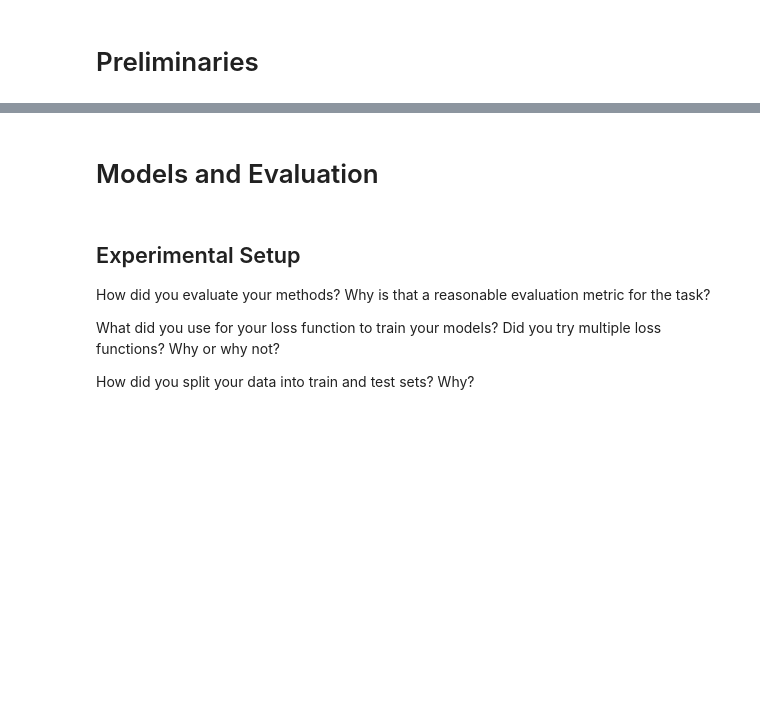
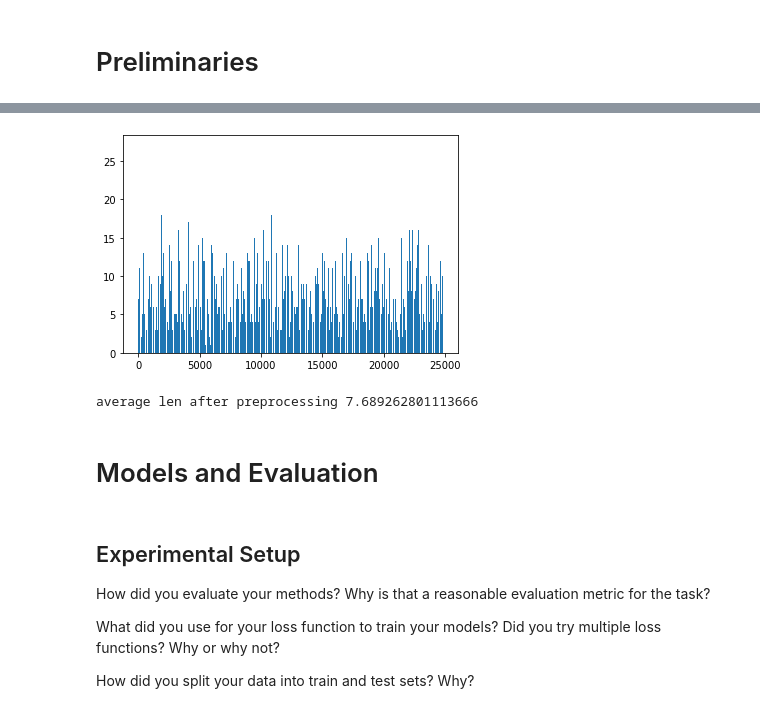
Before and after one commit to YuetongLiu/Hate_Speech_and_Offensive_Language, a Jupyter notebook: code/Final_Project_Submission.ipynb, the cells around one changed output, grey strips where cells are left out. Cells and saved outputs as stored; diff of their text form; code cells hidden in the pictures; blank space fills up the shorter version.

```diff
--- a/code/Final_Project_Submission.ipynb
+++ b/code/Final_Project_Submission.ipynb
@@ -66,0 +179,5 @@ Are your features continuous or categorical? How do you treat these features dif
+# %%
+#copy original text
+txt=df.iloc[:,4:6]
+tweet=txt.iloc[:,1].copy(deep=True)
+stemmer = PorterStemmer()
@@ -67,6 +248,20 @@ Are your features continuous or categorical? How do you treat these features dif
 # %%
 # Visualize the distribution of your data before and after pre-processing.
 #   You may borrow from how we visualized data in the Lab homeworks.
+# Tweet length after preprocessing
+avg=0
+num=[]
+x=[x for x in range(24783)]
+for n in range(tweet.shape[0]):
+    avg+=len(tweet[n])
+    num.append(len(tweet[n]))
+avg=avg/(tweet.shape[0])
+plt.bar(x,num)
+plt.show()
+print("average len after preprocessing",avg)
+# %% [output]
+[figure, added]
+average len after preprocessing 7.689262801113666
 # %% [markdown]
 # Models and Evaluation
 # %% [markdown]
```
Also changed, not shown: parts of 18 cells of this notebook, 3 other files.
